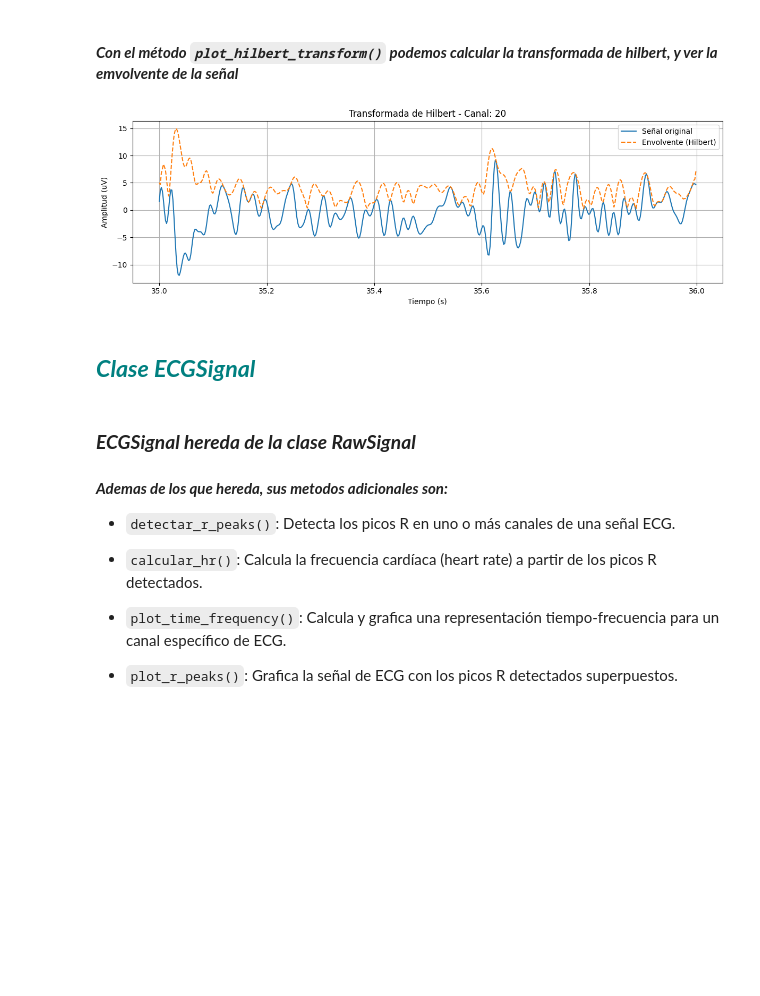
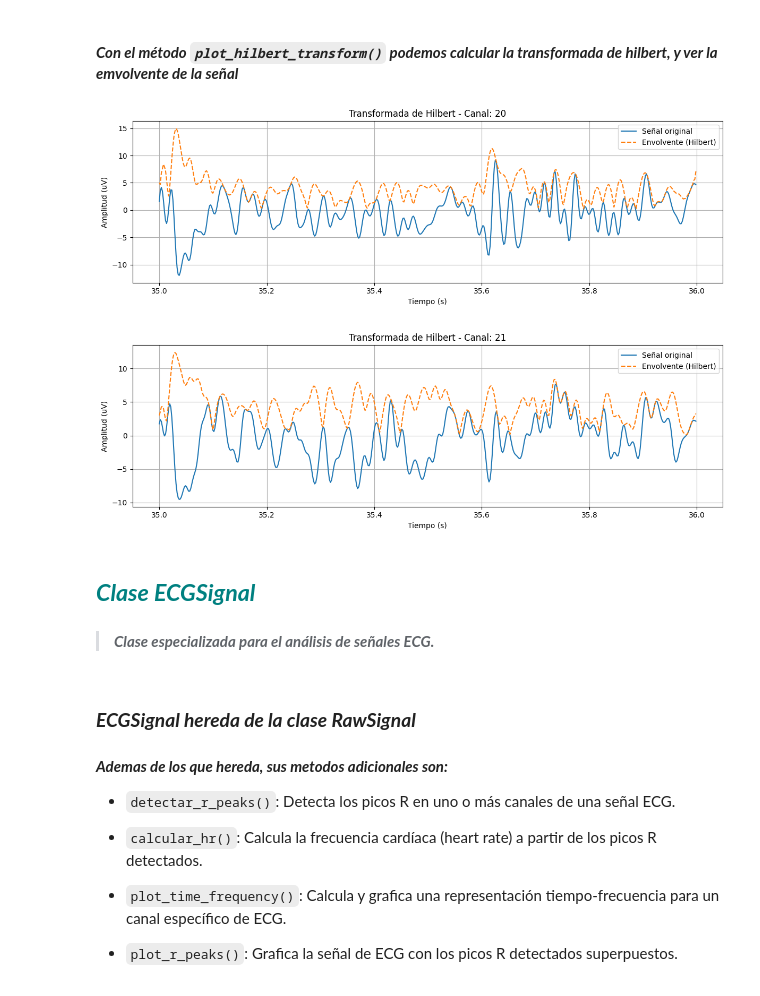
Before and after one commit to SrMichi19/TIF, a Jupyter notebook: 1. TIF/Pruebas-Presentacion.ipynb, the cells around one changed output. Drawn from its saved outputs; the diff is of its cells as text; code cells hidden in the pictures; blank space fills up the shorter version.

Commit message:
Jupyter para presentar

```diff
--- a/1. TIF/Pruebas-Presentacion.ipynb
+++ b/1. TIF/Pruebas-Presentacion.ipynb
@@ -121,7 +161,7 @@ raw_signal = RawSignal(data=eeg_data, sfreq=512, info=info_eeg, anotaciones=anot
   <strong>Instanciamos EEGSignal con el mismo objeto Info y Anotaciones que definimos anteriormente</strong>
 </p>
 # %%
-eeg = EEGSignal(data=eeg_data, sfreq=512, info=info_eeg, anotaciones=anotaciones_eeg, first_samp=0, referencia="canal", canal="1")
+eeg = EEGSignal(data=eeg_data, sfreq=512, info=info_eeg, anotaciones=anotaciones_eeg, first_samp=0)
 # %% [markdown]
 ### ***EEGSignal hereda de clase RawSignal***
 
@@ -176,11 +228,14 @@ eeg_filtrada_recortada.plot(picks=["20"], duration=5, show_anotaciones=True)
 # %% [markdown]
 #### ***Con el método `plot_hilbert_transform()` podemos calcular la transformada de hilbert, y ver la emvolvente de la señal***
 # %%
-hilbert = eeg_filtrada_recortada.plot_hilbert_transform(picks=["20"], tmax=1)
+hilbert = eeg_filtrada_recortada.plot_hilbert_transform(picks=["20","21"], tmax=1)
 # %% [output]
 [figure]
+[figure, added]
 # %% [markdown]
 ## <span style="color: teal;">***Clase ECGSignal***</span>
+
+> #### ***Clase especializada para el análisis de señales ECG.***
 # %% [markdown]
 ### ***ECGSignal hereda de la clase RawSignal***
 
```
Also changed, not shown: parts of 38 cells of this notebook, 2 other files.
